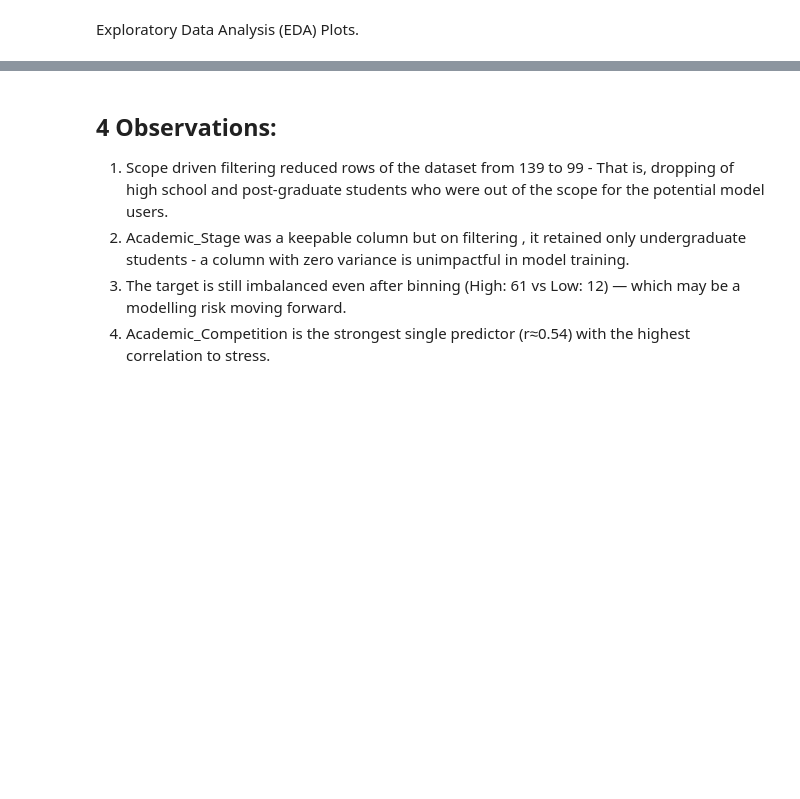
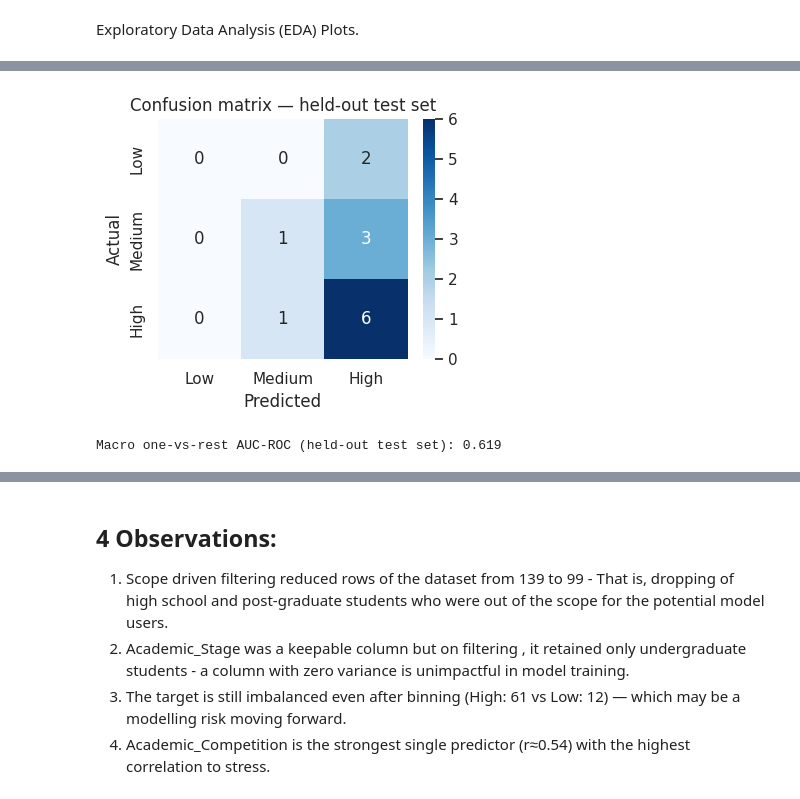
Before and after one commit to Seven8ight/AI_CAT_2, a Jupyter notebook: CAT_2.ipynb, the cells around one changed output, grey strips where cells are left out. Drawn from its saved outputs; the diff is of its cells as text; code cells hidden in the pictures; blank space fills up the shorter version.

Commit message:
Identification and implementation of model approach

```diff
--- a/CAT_2.ipynb
+++ b/CAT_2.ipynb
@@ -271,0 +348,11 @@ df.to_csv("academic_stress_clean.csv" , index=False)
+# %%
+from sklearn.model_selection import train_test_split
+from sklearn.metrics import classification_report
+
+X_train, X_test, y_train, y_test = train_test_split(
+    X, y, test_size=0.25, random_state=RANDOM_STATE, stratify=y
+)
+logreg_pipeline.fit(X_train, y_train)
+y_pred = logreg_pipeline.predict(X_test)
+print(f"Held-out test set: {len(y_test)} rows\n")
+print(classification_report(y_test, y_pred, zero_division=0))
@@ -271,0 +371,27 @@ df.to_csv("academic_stress_clean.csv" , index=False)
+# %%
+from sklearn.metrics import confusion_matrix
+
+labels_order = ["Low", "Medium", "High"]
+cm = confusion_matrix(y_test, y_pred, labels=labels_order)
+fig, ax = plt.subplots(figsize=(4, 3.5))
+sns.heatmap(cm, annot=True, fmt="d", cmap="Blues", xticklabels=labels_order, yticklabels=labels_order, ax=ax)
+ax.set_xlabel("Predicted")
+ax.set_ylabel("Actual")
+ax.set_title("Confusion matrix — held-out test set")
+plt.tight_layout()
+plt.show()
+# %% [output]
+[figure, added]
+# %%
+from sklearn.preprocessing import label_binarize
+from sklearn.metrics import roc_auc_score
+
+y_test_bin = label_binarize(y_test, classes=labels_order)
+y_proba = logreg_pipeline.predict_proba(X_test)
+proba_cols = list(logreg_pipeline.named_steps["logreg"].classes_)
+col_idx = [proba_cols.index(l) for l in labels_order]
+y_proba_ordered = y_proba[:, col_idx]
+auc = roc_auc_score(y_test_bin, y_proba_ordered, average="macro", multi_class="ovr")
+print(f"Macro one-vs-rest AUC-ROC (held-out test set): {auc:.3f}")
+# %% [output]
+Macro one-vs-rest AUC-ROC (held-out test set): 0.619
```
Also changed, not shown: parts of 16 cells of this notebook.
